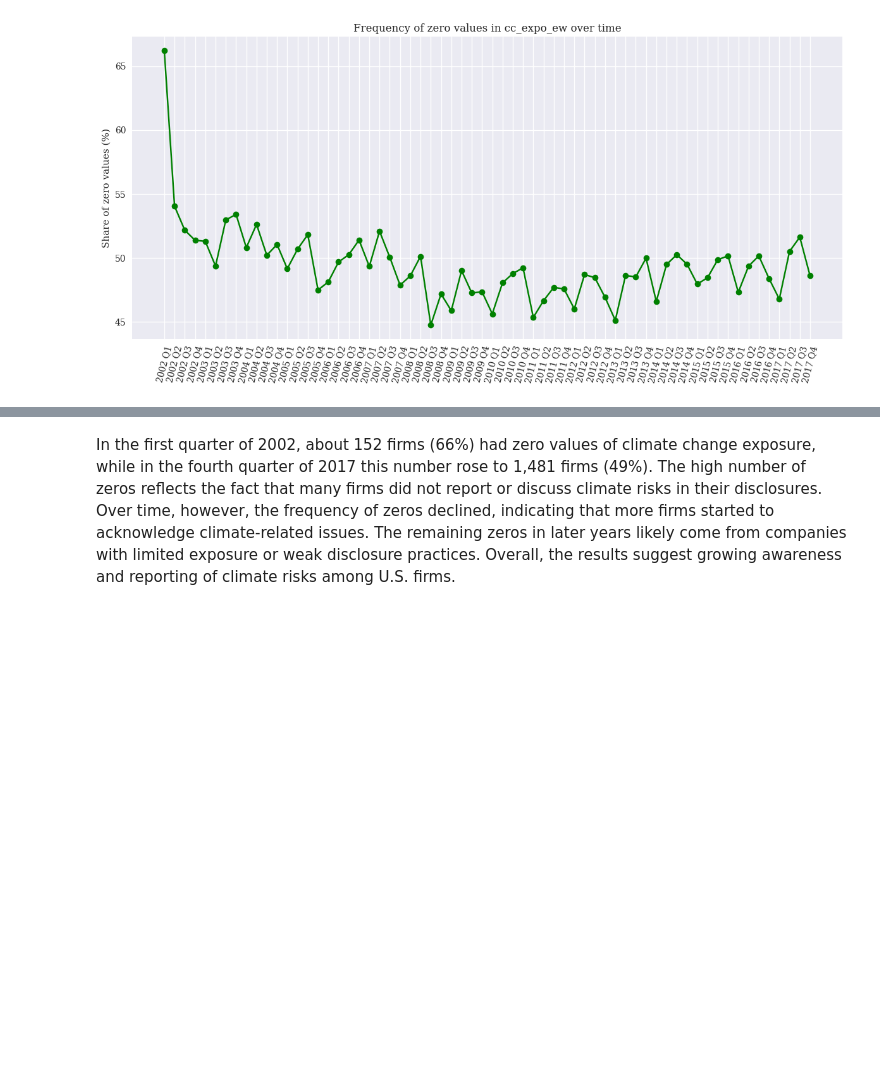
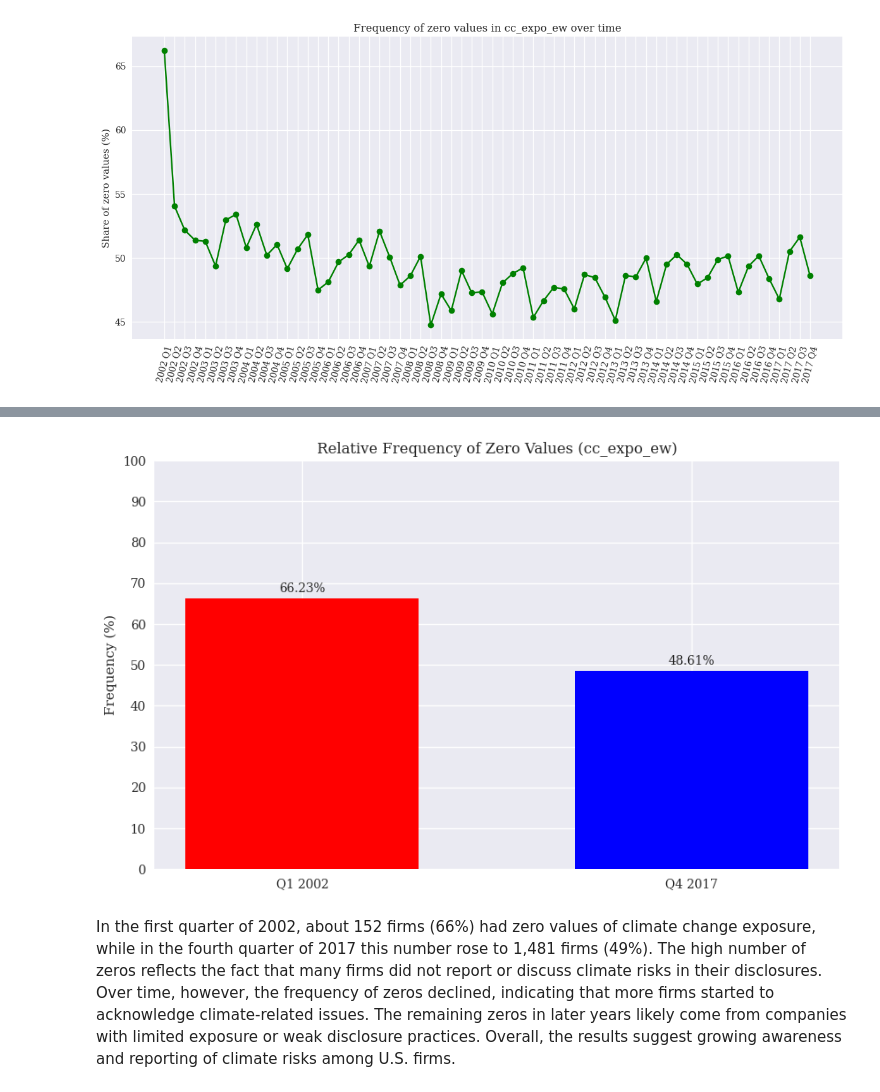
Before and after one commit to STEG-cpu/Sustainable_Finance_Project_1, a Jupyter notebook: 1. Assignment1_Group2.ipynb, the cells around one changed output, grey strips where cells are left out. Cells and saved outputs as stored; diff of their text form; code cells hidden in the pictures; blank space fills up the shorter version.

```diff
--- a/1. Assignment1_Group2.ipynb
+++ b/1. Assignment1_Group2.ipynb
@@ -178,3 +179,22 @@ plt.show();
+# %%
+plt.figure(figsize=(10,6))
+bars = plt.bar(labels, freqs, color=["red", "blue"], width = 0.6)
+
+plt.ylabel("Frequency (%)")
+plt.title("Relative Frequency of Zero Values (cc_expo_ew)")
+plt.ylim(0, 100)
+plt.yticks(range(0, 101, 10))
+for bar in bars:
+    height = bar.get_height()
+    plt.annotate(f"{height:.2f}%",
+                 xy=(bar.get_x() + bar.get_width() / 2, height),
+                 xytext=(0,3),
+                 textcoords="offset points",
+                 ha="center", va="bottom")
+
+plt.show()
+# %% [output]
+[figure, added]
 # %% [markdown]
 In the first quarter of 2002, about 152 firms (66%) had zero values of climate change exposure, while in the fourth quarter of 2017 this number rose to 1,481 firms (49%). The high number of zeros reflects the fact that many firms did not report or discuss climate risks in their disclosures. Over time, however, the frequency of zeros declined, indicating that more firms started to acknowledge climate-related issues. The remaining zeros in later years likely come from companies with limited exposure or weak disclosure practices. Overall, the results suggest growing awareness and reporting of climate risks among U.S. firms.
 # %% [markdown]
```
Also changed, not shown: parts of 3 cells of this notebook.
